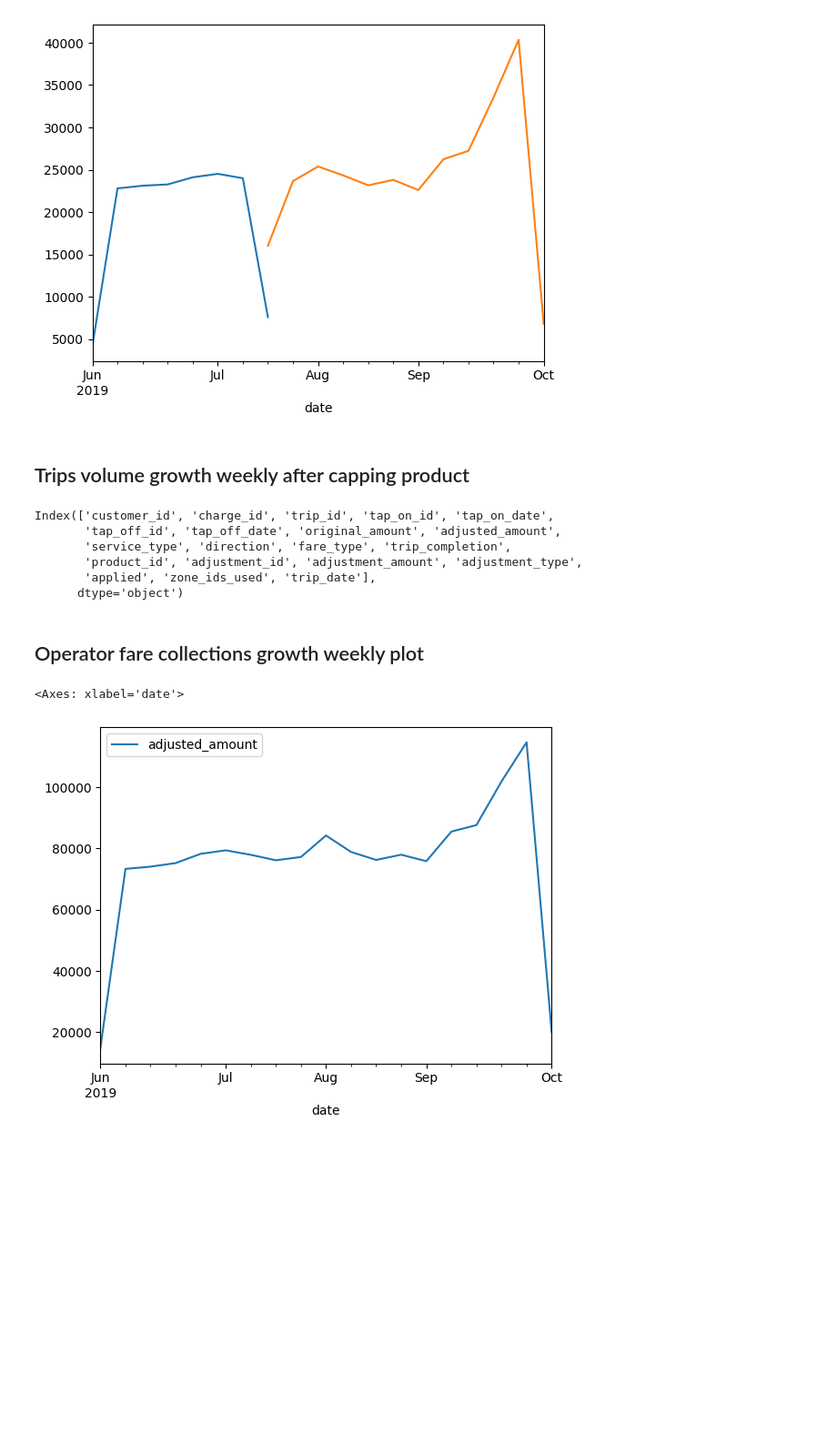
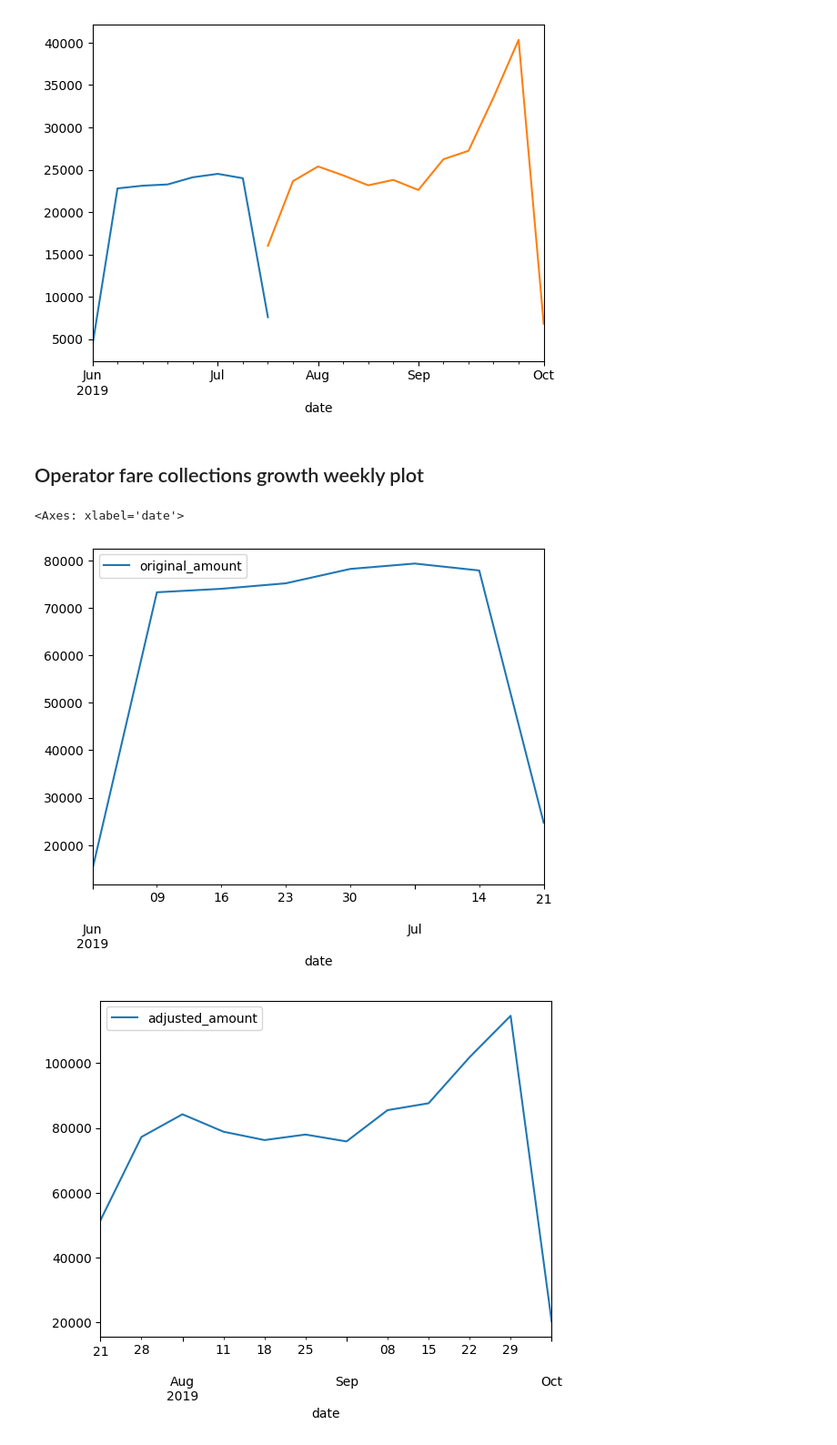
Before and after one commit to anilviswakarma/lp_assignment, a Jupyter notebook: LpDataCodingTest.ipynb, the cells around one changed output. Shown: that part at 91% size. Drawn from its saved outputs; the diff is of its cells as text; code cells hidden in the pictures; blank space fills up the shorter version.

```diff
--- a/LpDataCodingTest.ipynb
+++ b/LpDataCodingTest.ipynb
@@ -166,34 +167,33 @@ after_capping_growth.resample('W-SUN').size().plot()
 # %% [output]
 <Axes: xlabel='date'>
 [figure]
-# %% [markdown]
-<h2>Trips volume growth weekly after capping product</h2>
-# %%
-trips_with_adjustments.columns
-# %% [output]
-Index(['customer_id', 'charge_id', 'trip_id', 'tap_on_id', 'tap_on_date',
-       'tap_off_id', 'tap_off_date', 'original_amount', 'adjusted_amount',
-       'service_type', 'direction', 'fare_type', 'trip_completion',
-       'product_id', 'adjustment_id', 'adjustment_amount', 'adjustment_type',
-       'applied', 'zone_ids_used', 'trip_date'],
-      dtype='object')
 # %% [markdown]
 <h2>Operator fare collections growth weekly plot</h2>
 # %%
-amount_growth = trips_with_adjustments[['tap_on_date', 'adjusted_amount']].copy()
-
+amount_growth = trips_with_adjustments[['tap_on_date', 'original_amount','adjusted_amount']].copy()
 
 # Convert the date column to datetime format
 amount_growth['date'] = pd.to_datetime(amount_growth['tap_on_date'])
 
+before_capping_amount_growth = amount_growth[amount_growth.date < applied_dt][['date', 'original_amount']]
+
+
 # Set the index to the date column
-amount_growth.set_index('date', inplace=True)
+before_capping_amount_growth.set_index('date', inplace=True)
 
 # Group the data by week, as we see a big drop on weekends
-amount_growth = amount_growth.resample('W-SUN').sum()
+before_capping_amount_growth.resample('W-SUN').sum().plot()
 
-amount_growth.plot()
+
+after_capping_amount_growth = amount_growth[amount_growth.date >= applied_dt][['date', 'adjusted_amount']]
+
+# Set the index to the date column
+after_capping_amount_growth.set_index('date', inplace=True)
+
+# Group the data by week, as we see a big drop on weekends
+after_capping_amount_growth.resample('W-SUN').sum().plot()
 # %% [output]
 <Axes: xlabel='date'>
-[figure, old version]
+[figure, new version]
+[figure, added]
 # %% [markdown]
```
Also changed, not shown: parts of 9 cells of this notebook.
